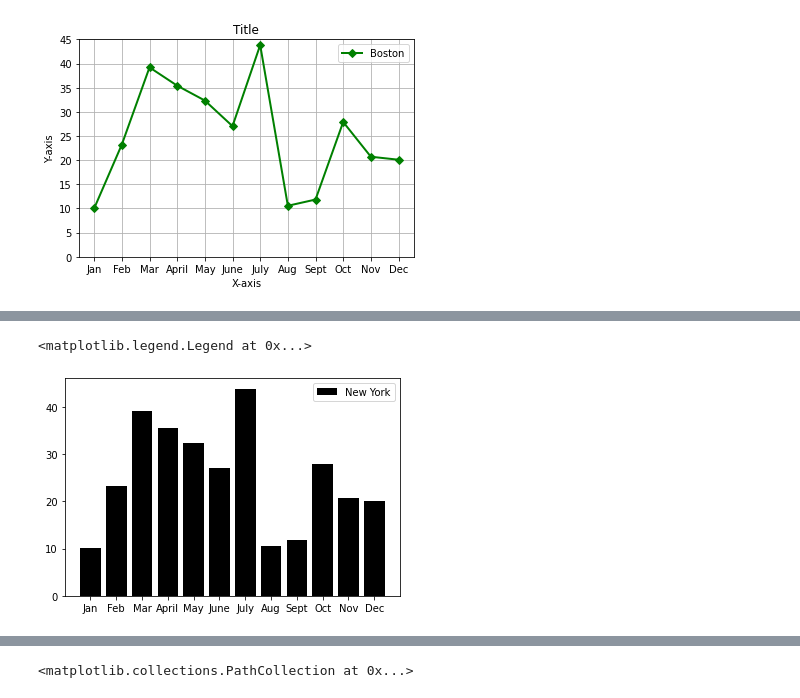
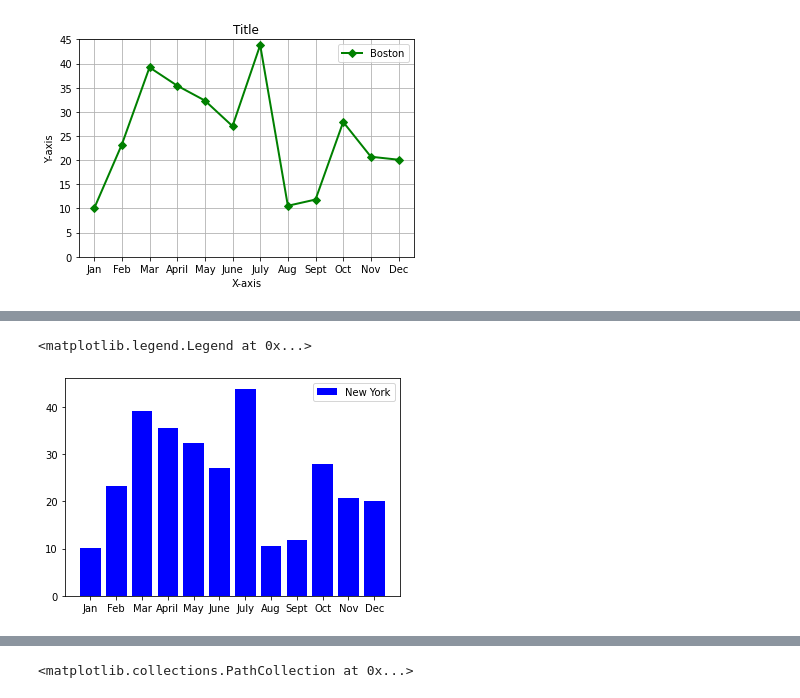
Before and after one commit to amangill09/PyBer_Analysis, a Jupyter notebook: matplotlib_practice.ipynb, the cells around one changed output, grey strips where cells are left out. Cells and saved outputs as stored; diff of their text form; code cells hidden in the pictures.

```diff
--- a/matplotlib_practice.ipynb
+++ b/matplotlib_practice.ipynb
@@ -75,11 +70,11 @@ x_axis = ["Jan", "Feb", "Mar", "April", "May", "June", "July", "Aug", "Sept", "O
 y_axis = [10.02, 23.24, 39.20, 35.42, 32.34, 27.04, 43.82, 10.56, 11.85, 27.90, 20.71, 20.09]
 # %%
 fig, ax = plt.subplots()
-ax.bar(x_axis,y_axis, color = "k", label = "New York")
+ax.bar(x_axis,y_axis, color = "b", label = "New York")
 ax.legend()
 # %% [output]
 <matplotlib.legend.Legend at 0x...>
-[figure, old version]
+[figure, new version]
 # %%
 fig, ax = plt.subplots()
 ax.barh(x_axis,y_axis, color = "cyan", label = "Chicago")
```
Also changed, not shown: parts of 18 cells of this notebook, 4 other files.
